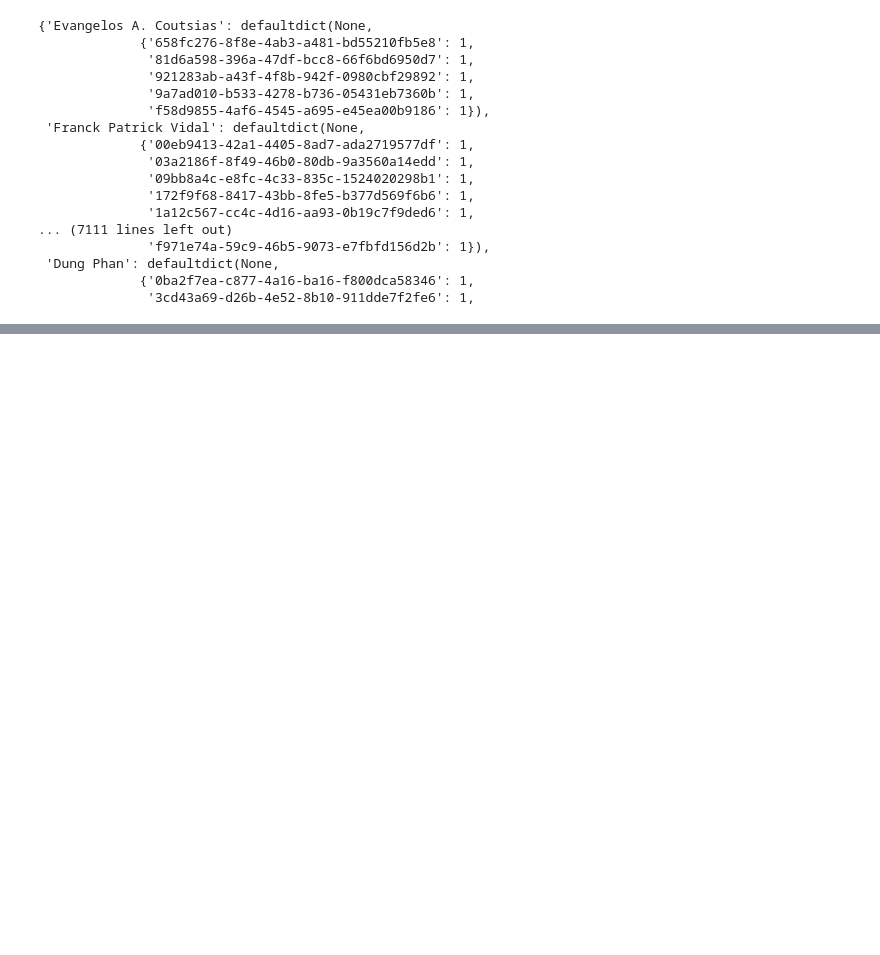
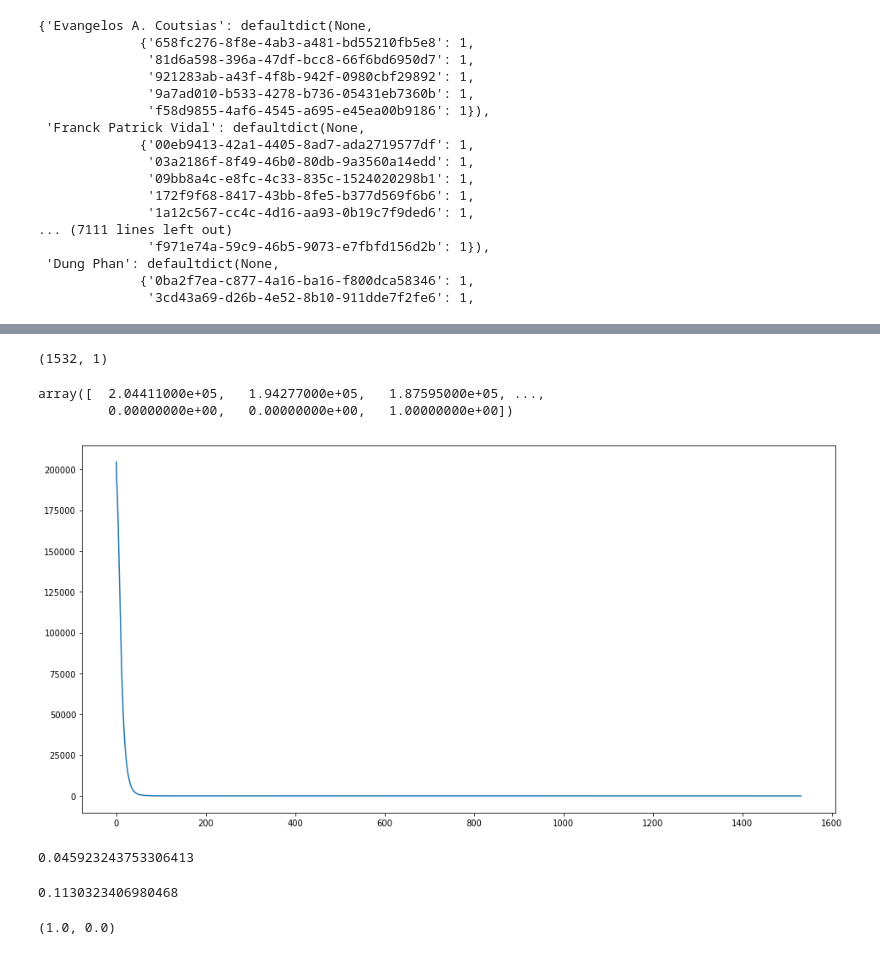
Before and after one commit to jpatrickpark/1003-project, a Jupyter notebook: notebooks/recommendationaccuracy.ipynb, the cells around one changed output, grey strips where cells are left out. Saved outputs shown, nothing was run; the diff lists cells and outputs as text; code cells hidden in the pictures; blank space fills up the shorter version.

```diff
--- a/notebooks/recommendationaccuracy.ipynb
+++ b/notebooks/recommendationaccuracy.ipynb
@@ -319,0 +359,2 @@ random.sample(baby,5)
+# %%
+test_size = .3
@@ -319,0 +385,12 @@ random.sample(baby,5)
+# %%
+users_to_be_tested = set()
+testset = defaultdict(partial(defaultdict, int))
+for user in splittable_dict:
+    if len(splittable_dict[user]) > 5:
+        rand_sample = random.sample(splittable_dict[user].keys(),round(x*len(splittable_dict[user])))
+        for paper in rand_sample:
+            testset[user][paper] = splittable_dict[user][paper]
+
+testset.default_factory = None
+for key in testset:
+    testset[key].default_factory = None
@@ -319,0 +446,39 @@ random.sample(baby,5)
+# %%
+random_dict = preprocess.create_paper_paper_dict(debug=False)
+max_citation = 0
+min_citation = 100
+for user in random_dict:
+    if len(random_dict[user])>max_citation:
+        max_citation = len(random_dict[user])
+    if len(random_dict[user])<min_citation:
+        min_citation = len(random_dict[user])
+
+max_citation, min_citation
+# %% [output]
+(1532, 1)
+# %%
+counts = np.zeros(max_citation+1)
+for user in random_dict:
+    counts[len(random_dict[user])]+=1
+counts
+counts = counts[1:]
+plt.plot(counts)
+# %% [output]
+array([  2.04411000e+05,   1.94277000e+05,   1.87595000e+05, ...,
+         0.00000000e+00,   0.00000000e+00,   1.00000000e+00])
+[figure, added]
+# %%
+
+L = counts.dot(np.arange(max_citation)+1)
+n = 3
+counts[0:n].dot(np.arange(n)+1)/L
+# %% [output]
+0.045923243753306413
+# %%
+test_size = .05
+L = len(all_nonzero_entries)
+M = len(entries_to_be_prevented)
+x = test_size/(1 - M/L)
+1-M/L
+# %% [output]
+0.1130323406980468
@@ -319,0 +516,5 @@ random.sample(baby,5)
+# %%
+total = train_count+test_count
+train_count/total, test_count/total
+# %% [output]
+(1.0, 0.0)
```
Also changed, not shown: parts of 47 cells of this notebook, 1 other file.
